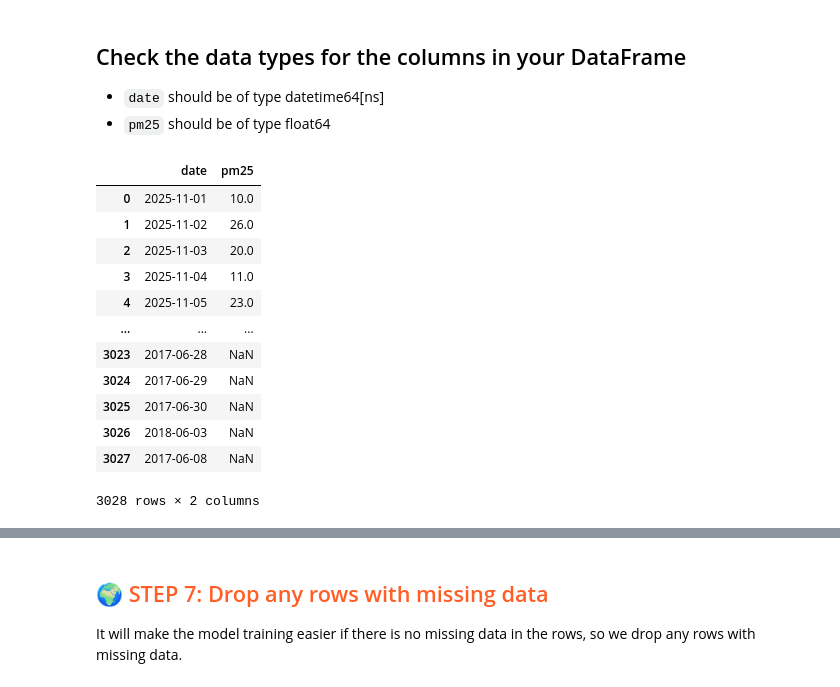
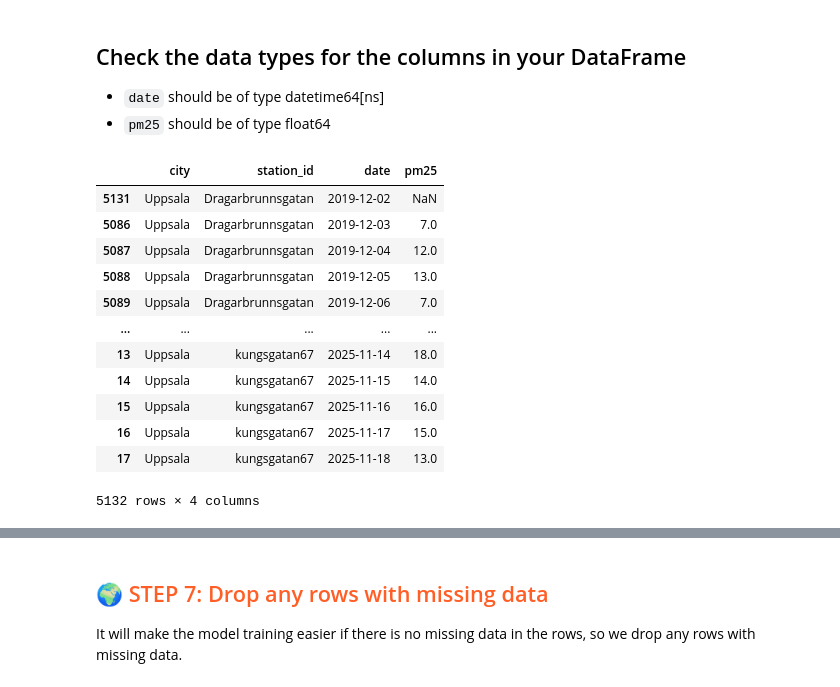
Before and after one commit to ololpol/mlfs-book, a Jupyter notebook: notebooks/airquality/1_air_quality_feature_backfill.ipynb, the cells around one changed output, grey strips where cells are left out. Saved outputs shown, nothing was run; the diff lists cells and outputs as text; code cells hidden in the pictures.

```diff
--- a/notebooks/airquality/1_air_quality_feature_backfill.ipynb
+++ b/notebooks/airquality/1_air_quality_feature_backfill.ipynb
@@ -242,6 +265,31 @@ aq_today_df.head()
 
 The cell below will read up historical air quality data as a CSV file into a Pandas DataFrame
 # %%
+"""
 df = pd.read_csv(csv_file,  parse_dates=['date'], skipinitialspace=True)
 df
+"""
+
+dfs = []
+
+for sensor in SENSORS:
+    print(f"Reading AQ CSV for {sensor['city']} / {sensor['station_id']} from {sensor['aq_csv']}")
+    d = pd.read_csv(
+        sensor["aq_csv"],
+        parse_dates=["date"],
+        skipinitialspace=True,
+    )
+
+    d.insert(0, "station_id", sensor["station_id"])
+    d.insert(0, "city", sensor["city"])
+    dfs.append(d)
+
+
+df = (
+    pd.concat(dfs, ignore_index=True)
+      .drop_duplicates(subset=["city", "station_id", "date"])
+      .sort_values(["city", "station_id", "date"])
+)
+
+df
 # %% [output]
@@ -271,24 +321,24 @@ We want to have a DataFrame with 2 columns - `date` and `pm25` after this cell b
  * `date` should be of type   datetime64[ns]
  * `pm25` should be of type float64
 # %%
-df_aq = df[['date', 'pm25']]
+# Keep city and station_id columns when selecting pm25
+df_aq = df[['city', 'station_id', 'date', 'pm25']].copy()
 df_aq['pm25'] = df_aq['pm25'].astype('float32')
-
 df_aq
 # %% [output]
-|  | date | pm25 |
-| 0 | 2025-11-01 | 10.0 |
-| 1 | 2025-11-02 | 26.0 |
-| 2 | 2025-11-03 | 20.0 |
-| 3 | 2025-11-04 | 11.0 |
-| 4 | 2025-11-05 | 23.0 |
-| ... | ... | ... |
-| 3023 | 2017-06-28 | NaN |
-| 3024 | 2017-06-29 | NaN |
-| 3025 | 2017-06-30 | NaN |
-| 3026 | 2018-06-03 | NaN |
-| 3027 | 2017-06-08 | NaN |
+|  | city | station_id | date | pm25 |
+| 5131 | Uppsala | Dragarbrunnsgatan | 2019-12-02 | NaN |
+| 5086 | Uppsala | Dragarbrunnsgatan | 2019-12-03 | 7.0 |
+| 5087 | Uppsala | Dragarbrunnsgatan | 2019-12-04 | 12.0 |
+| 5088 | Uppsala | Dragarbrunnsgatan | 2019-12-05 | 13.0 |
+| 5089 | Uppsala | Dragarbrunnsgatan | 2019-12-06 | 7.0 |
+| ... | ... | ... | ... | ... |
+| 13 | Uppsala | kungsgatan67 | 2025-11-14 | 18.0 |
+| 14 | Uppsala | kungsgatan67 | 2025-11-15 | 14.0 |
+| 15 | Uppsala | kungsgatan67 | 2025-11-16 | 16.0 |
+| 16 | Uppsala | kungsgatan67 | 2025-11-17 | 15.0 |
+| 17 | Uppsala | kungsgatan67 | 2025-11-18 | 13.0 |
-3028 rows × 2 columns
+5132 rows × 4 columns
 # %%
 # Cast the pm25 column to be a float32 data type
 df_aq.info()
```
Also changed, not shown: parts of 20 cells of this notebook, 2 other files.
